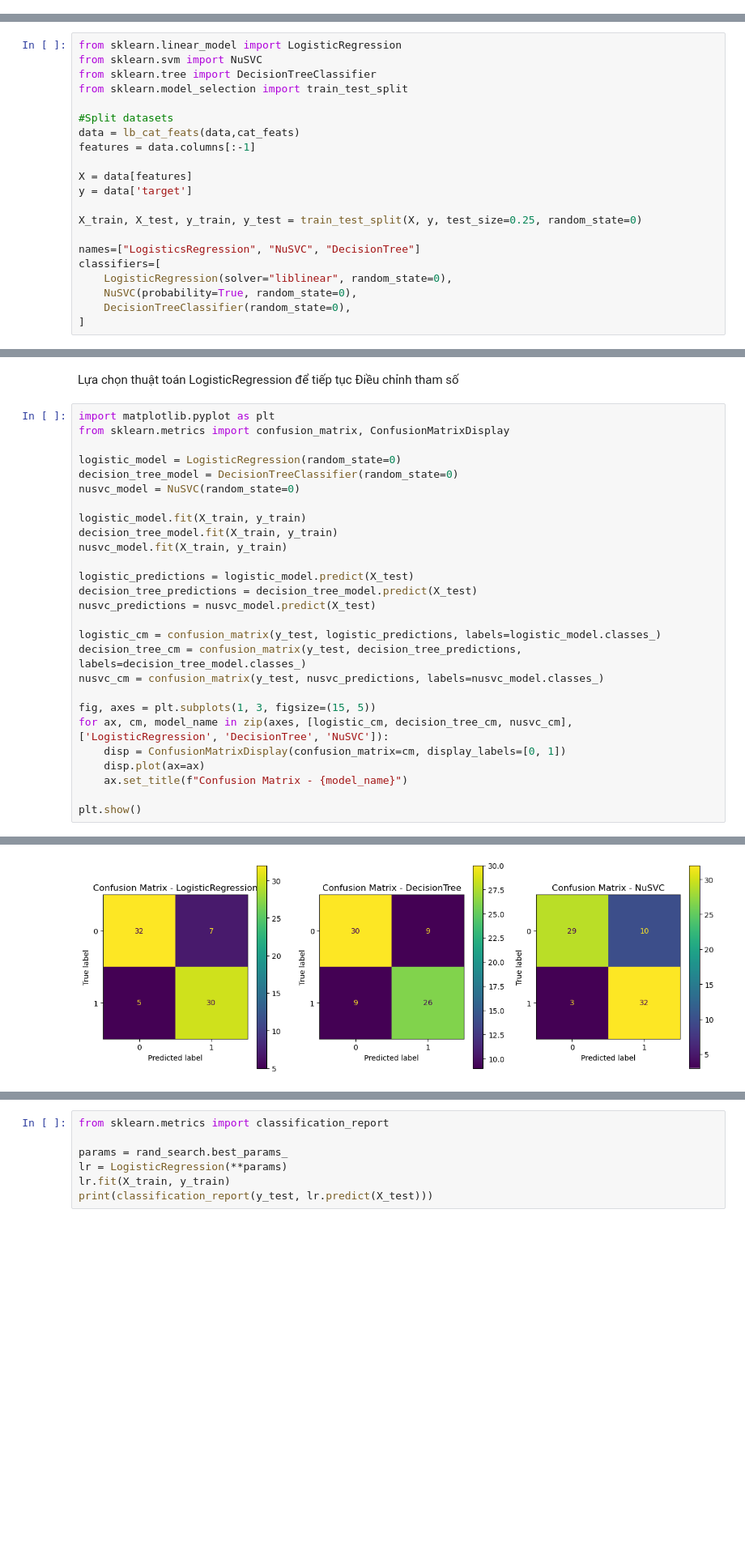
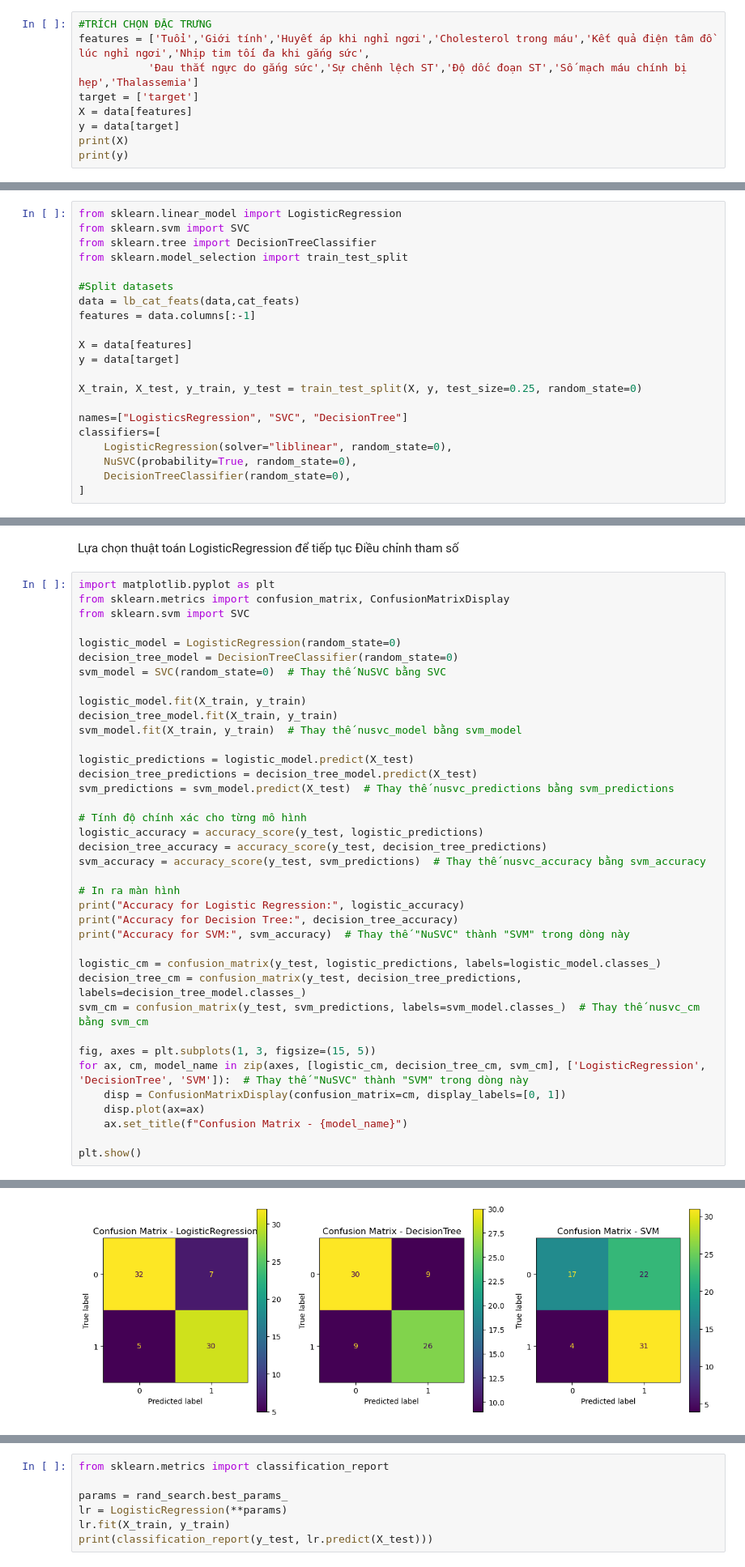
Before and after one commit to DoTienOanh/AI, a Jupyter notebook: AI.ipynb, the cells around one changed output, grey strips where cells are left out. Shown at 81% size. Saved outputs shown, nothing was run; the diff lists cells and outputs as text; blank space fills up the shorter version.

```diff
--- a/AI.ipynb
+++ b/AI.ipynb
@@ -344,0 +347,9 @@ ax.set_title("Tương quan các thuộc tính phân loại", fontsize=20, y= 1.0
+# %%
+#TRÍCH CHỌN ĐẶC TRƯNG
+features = ['Tuổi','Giới tính','Huyết áp khi nghỉ ngơi','Cholesterol trong máu','Kết quả điện tâm đồ lúc nghỉ ngơi','Nhịp tim tối đa khi gắng sức',
+           'Đau thắt ngực do gắng sức','Sự chênh lệch ST','Độ dốc đoạn ST','Số mạch máu chính bị hẹp','Thalassemia']
+target = ['target']
+X = data[features]
+y = data[target]
+print(X)
+print(y)
@@ -390,7 +419,7 @@ def score_summmary(names, classifiers):
     return(np.round(data_table.reset_index(drop=True), 2))
 # %%
 from sklearn.linear_model import LogisticRegression
-from sklearn.svm import NuSVC
+from sklearn.svm import SVC
 from sklearn.tree import DecisionTreeClassifier
 from sklearn.model_selection import train_test_split
 
@@ -399,11 +428,11 @@ data = lb_cat_feats(data,cat_feats)
 features = data.columns[:-1]
 
 X = data[features]
-y = data['target']
+y = data[target]
 
 X_train, X_test, y_train, y_test = train_test_split(X, y, test_size=0.25, random_state=0)
 
-names=["LogisticsRegression", "NuSVC", "DecisionTree"]
+names=["LogisticsRegression", "SVC", "DecisionTree"]
 classifiers=[
     LogisticRegression(solver="liblinear", random_state=0),
     NuSVC(probability=True, random_state=0),
@@ -426,25 +452,36 @@ Lựa chọn thuật toán LogisticRegression để tiếp tục Điều chỉnh
 # %%
 import matplotlib.pyplot as plt
 from sklearn.metrics import confusion_matrix, ConfusionMatrixDisplay
+from sklearn.svm import SVC
 
 logistic_model = LogisticRegression(random_state=0)
 decision_tree_model = DecisionTreeClassifier(random_state=0)
-nusvc_model = NuSVC(random_state=0)
+svm_model = SVC(random_state=0)  # Thay thế NuSVC bằng SVC
 
 logistic_model.fit(X_train, y_train)
 decision_tree_model.fit(X_train, y_train)
-nusvc_model.fit(X_train, y_train)
+svm_model.fit(X_train, y_train)  # Thay thế nusvc_model bằng svm_model
 
 logistic_predictions = logistic_model.predict(X_test)
 decision_tree_predictions = decision_tree_model.predict(X_test)
-nusvc_predictions = nusvc_model.predict(X_test)
+svm_predictions = svm_model.predict(X_test)  # Thay thế nusvc_predictions bằng svm_predictions
+
+# Tính độ chính xác cho từng mô hình
+logistic_accuracy = accuracy_score(y_test, logistic_predictions)
+decision_tree_accuracy = accuracy_score(y_test, decision_tree_predictions)
+svm_accuracy = accuracy_score(y_test, svm_predictions)  # Thay thế nusvc_accuracy bằng svm_accuracy
+
+# In ra màn hình
+print("Accuracy for Logistic Regression:", logistic_accuracy)
+print("Accuracy for Decision Tree:", decision_tree_accuracy)
+print("Accuracy for SVM:", svm_accuracy)  # Thay thế "NuSVC" thành "SVM" trong dòng này
 
 logistic_cm = confusion_matrix(y_test, logistic_predictions, labels=logistic_model.classes_)
 decision_tree_cm = confusion_matrix(y_test, decision_tree_predictions, labels=decision_tree_model.classes_)
-nusvc_cm = confusion_matrix(y_test, nusvc_predictions, labels=nusvc_model.classes_)
+svm_cm = confusion_matrix(y_test, svm_predictions, labels=svm_model.classes_)  # Thay thế nusvc_cm bằng svm_cm
 
 fig, axes = plt.subplots(1, 3, figsize=(15, 5))
-for ax, cm, model_name in zip(axes, [logistic_cm, decision_tree_cm, nusvc_cm], ['LogisticRegression', 'DecisionTree', 'NuSVC']):
+for ax, cm, model_name in zip(axes, [logistic_cm, decision_tree_cm, svm_cm], ['LogisticRegression', 'DecisionTree', 'SVM']):  # Thay thế "NuSVC" thành "SVM" trong dòng này
     disp = ConfusionMatrixDisplay(confusion_matrix=cm, display_labels=[0, 1])
     disp.plot(ax=ax)
     ax.set_title(f"Confusion Matrix - {model_name}")
@@ -461,4 +501,4 @@ Please also refer to the documentation for alternative solver options:
-[figure, old version]
+[figure, new version]
 # %%
 #Parameter Tuning: Điều chỉnh tham số cho thuật toán Logistic Regression bằng Randomized Search
 #Có điều chỉnh lại pp chia dataset bằng Repeated Stratufied KFold
```
Also changed, not shown: parts of 7 cells of this notebook.
